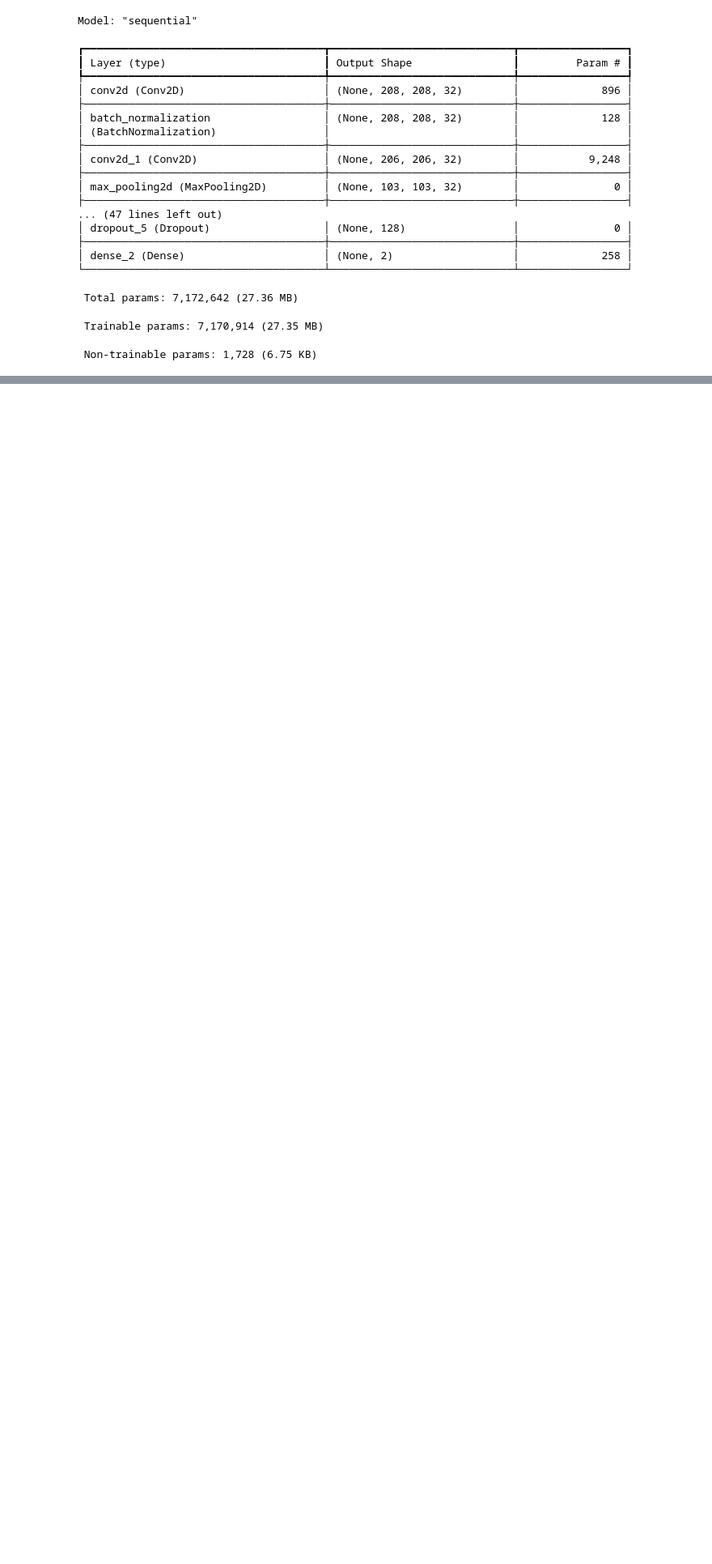
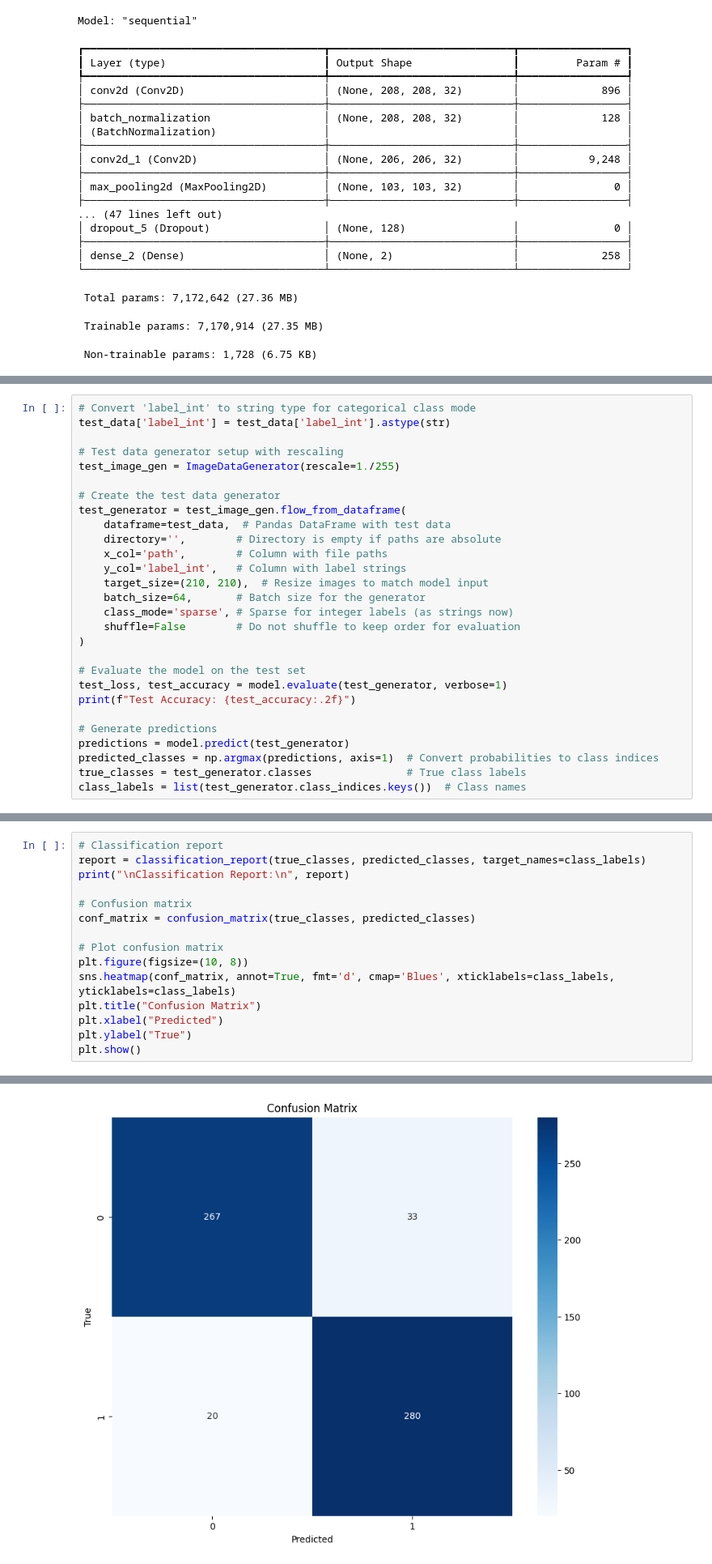
Before and after one commit to Arbabyounis46/Project_Breast_Cancer_Classification, a Jupyter notebook: Breast_Cancer_Classification_Using_CNN.ipynb, the cells around one changed output, grey strips where cells are left out. Shown at 81% size. Drawn from its saved outputs; the diff is of its cells as text; blank space fills up the shorter version.

```diff
--- a/Breast_Cancer_Classification_Using_CNN.ipynb
+++ b/Breast_Cancer_Classification_Using_CNN.ipynb
@@ -344,0 +375,28 @@ WARNING:absl:You are saving your model as an HDF5 file via `model.save()` or `ke
+# %%
+# Convert 'label_int' to string type for categorical class mode
+test_data['label_int'] = test_data['label_int'].astype(str)
+
+# Test data generator setup with rescaling
+test_image_gen = ImageDataGenerator(rescale=1./255)
+
+# Create the test data generator
+test_generator = test_image_gen.flow_from_dataframe(
+    dataframe=test_data,  # Pandas DataFrame with test data
+    directory='',        # Directory is empty if paths are absolute
+    x_col='path',        # Column with file paths
+    y_col='label_int',   # Column with label strings
+    target_size=(210, 210),  # Resize images to match model input
+    batch_size=64,       # Batch size for the generator
+    class_mode='sparse', # Sparse for integer labels (as strings now)
+    shuffle=False        # Do not shuffle to keep order for evaluation
+)
+
+# Evaluate the model on the test set
+test_loss, test_accuracy = model.evaluate(test_generator, verbose=1)
+print(f"Test Accuracy: {test_accuracy:.2f}")
+
+# Generate predictions
+predictions = model.predict(test_generator)
+predicted_classes = np.argmax(predictions, axis=1)  # Convert probabilities to class indices
+true_classes = test_generator.classes               # True class labels
+class_labels = list(test_generator.class_indices.keys())  # Class names
@@ -344,0 +410,16 @@ WARNING:absl:You are saving your model as an HDF5 file via `model.save()` or `ke
+# %%
+# Classification report
+report = classification_report(true_classes, predicted_classes, target_names=class_labels)
+print("\nClassification Report:\n", report)
+
+# Confusion matrix
+conf_matrix = confusion_matrix(true_classes, predicted_classes)
+
+# Plot confusion matrix
+plt.figure(figsize=(10, 8))
+sns.heatmap(conf_matrix, annot=True, fmt='d', cmap='Blues', xticklabels=class_labels, yticklabels=class_labels)
+plt.title("Confusion Matrix")
+plt.xlabel("Predicted")
+plt.ylabel("True")
+plt.show()
+# %% [output]
@@ -344,0 +435 @@ WARNING:absl:You are saving your model as an HDF5 file via `model.save()` or `ke
+[figure, added]
```
Also changed, not shown: parts of 20 cells of this notebook.
